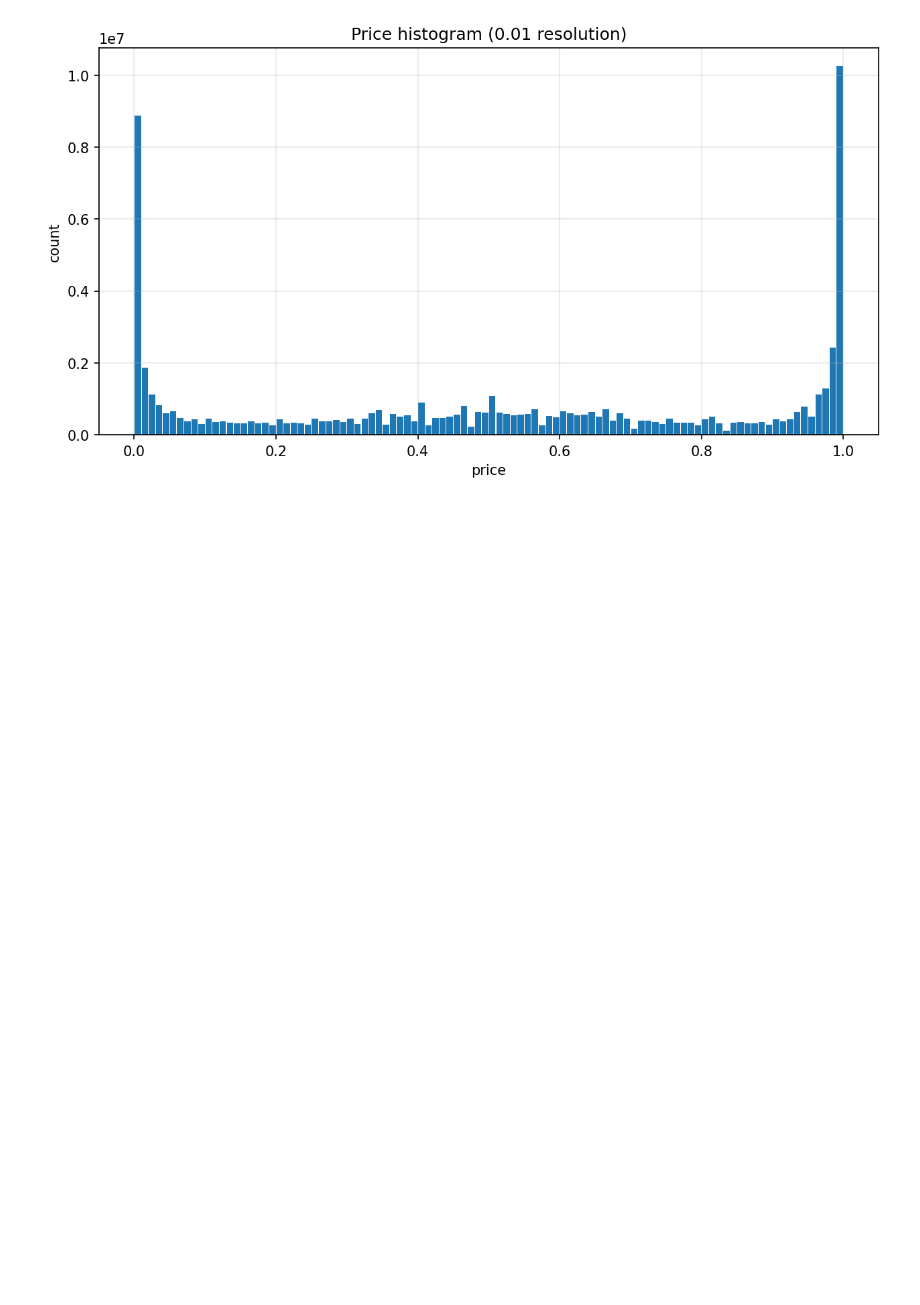
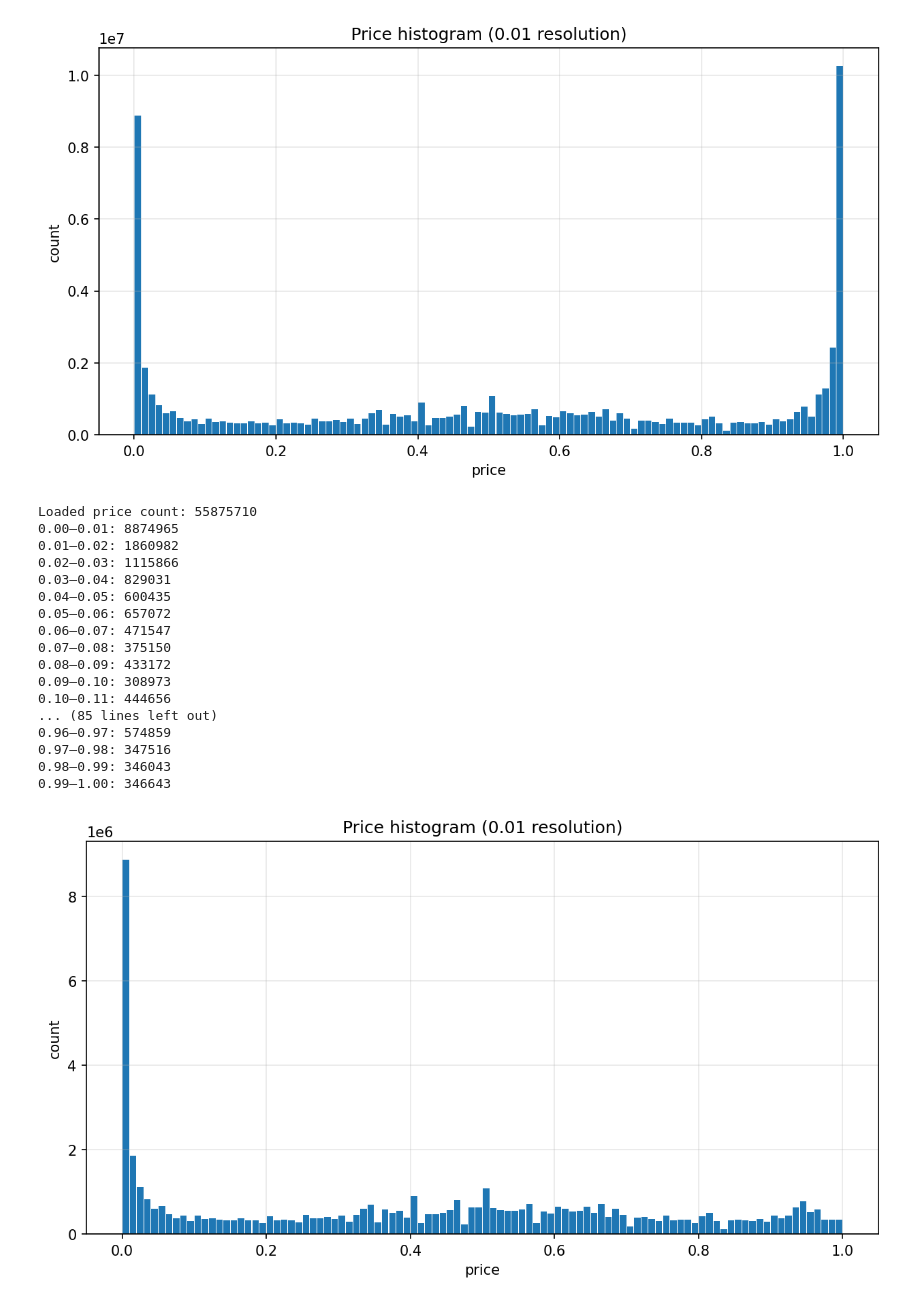
Before and after one commit to the-boshi/PolyQuant, a Jupyter notebook: notebooks/statistics.ipynb, the cells around one changed output. Saved outputs shown, nothing was run; the diff lists cells and outputs as text; code cells hidden in the pictures; blank space fills up the shorter version.

Commit message:
update to training, new downsampling script

```diff
--- a/notebooks/statistics.ipynb
+++ b/notebooks/statistics.ipynb
@@ -142,3 +142,69 @@ Loaded price count: 69350435
 0.98–0.99: 2423356
 0.99–1.00: 10254073
 [figure]
+# %%
+from pathlib import Path
+import pyarrow.parquet as pq
+import numpy as np
+import matplotlib.pyplot as plt
+
+# Notebook is inside notebooks/, so go up one level
+train_dir = Path("..") / "data" / "features_dataset_downsampled" / "train"
+
+files = sorted(train_dir.glob("*.parquet"))
+if not files:
+    raise FileNotFoundError("No parquet files found in train_dir")
+
+prices = []
+
+for fp in files:
+    pf = pq.ParquetFile(fp)
+    for rg in range(pf.num_row_groups):
+        tbl = pf.read_row_group(rg, columns=["price"])
+        arr = tbl.column("price").to_numpy(zero_copy_only=False)
+        prices.append(arr)
+
+prices = np.concatenate(prices)
+print("Loaded price count:", prices.shape[0])
+
+# ===========================
+# Build 100 buckets 0.00–1.00
+# ===========================
+bins = np.linspace(0.0, 1.00, 101)    # 101 edges → 100 bins
+counts, edges = np.histogram(prices, bins=bins)
+
+# Print counts per bin
+for i in range(len(counts)):
+    lo = edges[i]
+    hi = edges[i+1]
+    print(f"{lo:0.2f}–{hi:0.2f}: {counts[i]}")
+
+# ===========================
+# Plot histogram
+# ===========================
+plt.figure(figsize=(10,5), dpi=150)
+plt.bar((edges[:-1] + edges[1:]) / 2, counts, width=0.009)
+plt.title("Price histogram (0.01 resolution)")
+plt.xlabel("price")
+plt.ylabel("count")
+plt.grid(True, alpha=0.3)
+plt.show()
+# %% [output]
+Loaded price count: 55875710
+0.00–0.01: 8874965
+0.01–0.02: 1860982
+0.02–0.03: 1115866
+0.03–0.04: 829031
+0.04–0.05: 600435
+0.05–0.06: 657072
+0.06–0.07: 471547
+0.07–0.08: 375150
+0.08–0.09: 433172
+0.09–0.10: 308973
+0.10–0.11: 444656
+... (85 lines left out)
+0.96–0.97: 574859
+0.97–0.98: 347516
+0.98–0.99: 346043
+0.99–1.00: 346643
+[figure, added]
```
Also changed, not shown: parts of 2 cells of this notebook, 12 other files.
